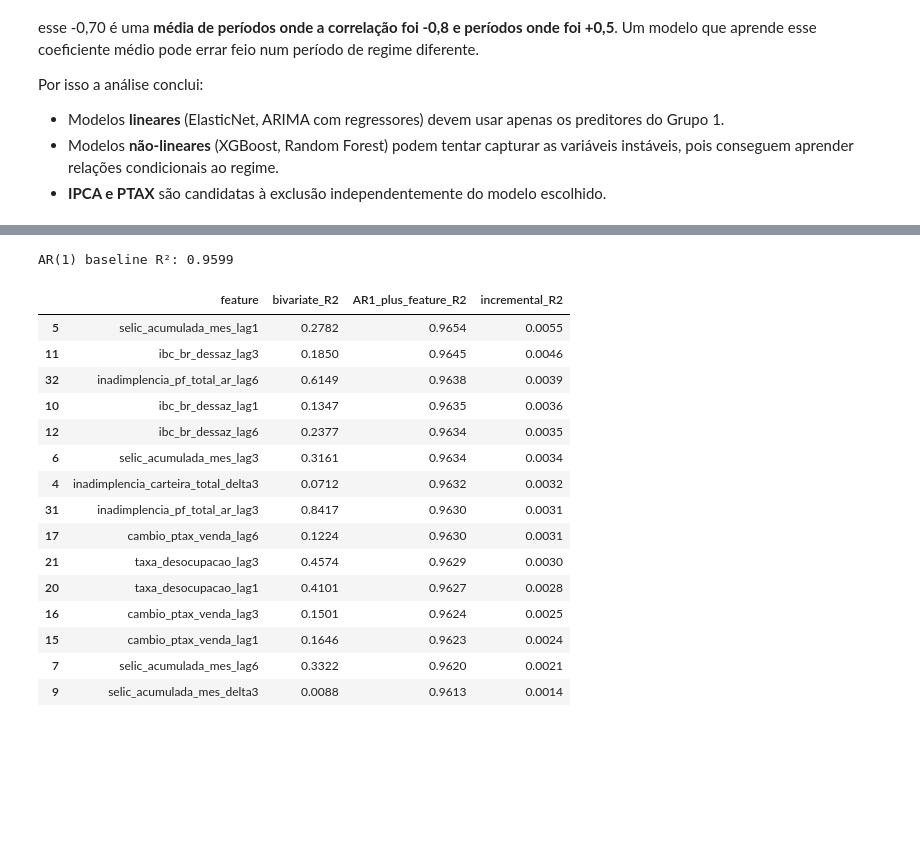
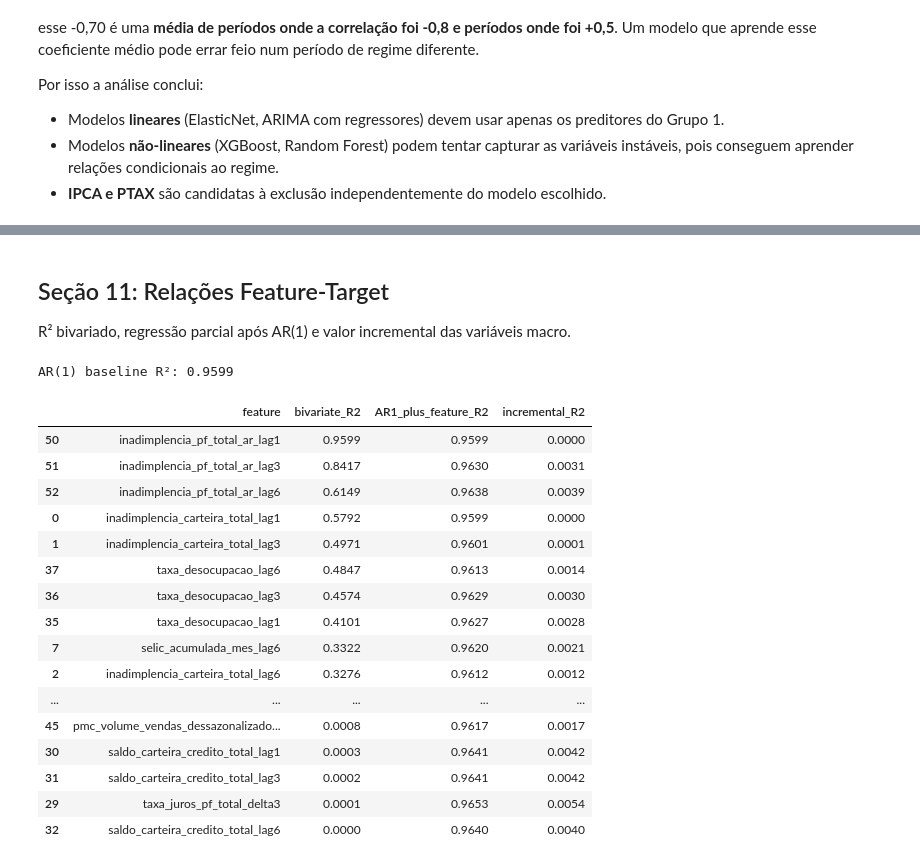
Before and after one commit to BrunoRaphaell/nowcasting, a Jupyter notebook: notebooks/01_eda.ipynb, the cells around one changed output, grey strips where cells are left out. Saved outputs shown, nothing was run; the diff lists cells and outputs as text; code cells hidden in the pictures; blank space fills up the shorter version.

```diff
--- a/notebooks/01_eda.ipynb
+++ b/notebooks/01_eda.ipynb
@@ -1684,20 +1547,0 @@ Engle-Granger Cointegration Test (H0: no cointegration)
-# %%
-# Residual plots for cointegrating regressions
-coint_pairs = coint_df[coint_df["cointegrated_5pct"]]["predictor"].tolist()
-if coint_pairs:
-    fig, axes = plt.subplots(len(coint_pairs), 1, figsize=(14, 4 * len(coint_pairs)))
-    if len(coint_pairs) == 1:
-        axes = [axes]
-    for ax, col in zip(axes, coint_pairs):
-        combined = panel[[TARGET_COL, col]].dropna()
-        # OLS regression
-        from numpy.polynomial.polynomial import polyfit
-        b, a = np.polyfit(combined[col], combined[TARGET_COL], 1)
-        resid = combined[TARGET_COL] - (b * combined[col] + a)
-        ax.plot(resid.index, resid.values, linewidth=0.8)
-        ax.axhline(0, color="red", linestyle="--")
-        ax.set_title(f"Cointegrating regression residual: {TARGET_COL} ~ {col}")
-    plt.tight_layout()
-    plt.show()
-else:
-    print("No cointegrated pairs found at 5% significance level.")
@@ -1732,6 +1592,6 @@ plt.show()
 # %%
-# VIF for each feature
-from sklearn.preprocessing import StandardScaler
+X, y = build_features(panel)
+X_complete = X.dropna()
 
 X_scaled = pd.DataFrame(
     StandardScaler().fit_transform(X_complete),
@@ -1746,7 +1606,6 @@ for i, col in enumerate(X_scaled.columns):
 vif_df = pd.DataFrame(vif_data).sort_values("VIF", ascending=False)
 vif_df["flag"] = vif_df["VIF"].apply(lambda v: "HIGH" if v > 10 else "")
 
-print(f"Condition number of feature matrix: {np.linalg.cond(X_scaled.values):.0f}")
-print(f"\nFeatures with VIF > 10: {(vif_df['VIF'] > 10).sum()} / {len(vif_df)}\n")
+print(f"\nFeatures com VIF > 10: {(vif_df['VIF'] > 10).sum()} / {len(vif_df)}\n")
 vif_df
 # %% [output]
@@ -1793,53 +1701,50 @@ Bivariate R², partial regression after AR(1), incremental value of macro variab
+# %% [markdown]
+## Seção 11: Relações Feature-Target
+
+R² bivariado, regressão parcial após AR(1) e valor incremental das variáveis macro.
 # %%
-# Bivariate R² and incremental R² over AR(1)
-from sklearn.linear_model import LinearRegression
-from sklearn.metrics import r2_score
-
-# Prepare complete data
 ar1_col = f"{TARGET_COL}_ar_lag1"
 Xy = X.join(y).dropna()
 y_vals = Xy[TARGET_COL]
 X_vals = Xy.drop(columns=[TARGET_COL])
 
-# AR(1) baseline R²
 ar1 = LinearRegression().fit(X_vals[[ar1_col]], y_vals)
 r2_ar1 = r2_score(y_vals, ar1.predict(X_vals[[ar1_col]]))
 
 r2_rows = []
 for col in X_vals.columns:
-    # Bivariate R²
     lr = LinearRegression().fit(X_vals[[col]], y_vals)
     r2_biv = r2_score(y_vals, lr.predict(X_vals[[col]]))
 
-    # R² with AR(1) + this feature
     lr2 = LinearRegression().fit(X_vals[[ar1_col, col]], y_vals)
     r2_with = r2_score(y_vals, lr2.predict(X_vals[[ar1_col, col]]))
 
     r2_rows.append({
         "feature": col,
         "bivariate_R2": round(r2_biv, 4),
         "AR1_plus_feature_R2": round(r2_with, 4),
         "incremental_R2": round(r2_with - r2_ar1, 4),
     })
 
-r2_df = pd.DataFrame(r2_rows).sort_values("incremental_R2", ascending=False)
+r2_df = pd.DataFrame(r2_rows).sort_values("bivariate_R2", ascending=False)
 print(f"AR(1) baseline R²: {r2_ar1:.4f}\n")
-r2_df.head(15)
+r2_df
 # %% [output]
 AR(1) baseline R²: 0.9599
 |  | feature | bivariate_R2 | AR1_plus_feature_R2 | incremental_R2 |
-| 5 | selic_acumulada_mes_lag1 | 0.2782 | 0.9654 | 0.0055 |
-| 11 | ibc_br_dessaz_lag3 | 0.1850 | 0.9645 | 0.0046 |
-| 32 | inadimplencia_pf_total_ar_lag6 | 0.6149 | 0.9638 | 0.0039 |
-| 10 | ibc_br_dessaz_lag1 | 0.1347 | 0.9635 | 0.0036 |
-| 12 | ibc_br_dessaz_lag6 | 0.2377 | 0.9634 | 0.0035 |
-| 6 | selic_acumulada_mes_lag3 | 0.3161 | 0.9634 | 0.0034 |
-| 4 | inadimplencia_carteira_total_delta3 | 0.0712 | 0.9632 | 0.0032 |
-| 31 | inadimplencia_pf_total_ar_lag3 | 0.8417 | 0.9630 | 0.0031 |
-| 17 | cambio_ptax_venda_lag6 | 0.1224 | 0.9630 | 0.0031 |
-| 21 | taxa_desocupacao_lag3 | 0.4574 | 0.9629 | 0.0030 |
-| 20 | taxa_desocupacao_lag1 | 0.4101 | 0.9627 | 0.0028 |
-| 16 | cambio_ptax_venda_lag3 | 0.1501 | 0.9624 | 0.0025 |
-| 15 | cambio_ptax_venda_lag1 | 0.1646 | 0.9623 | 0.0024 |
+| 50 | inadimplencia_pf_total_ar_lag1 | 0.9599 | 0.9599 | 0.0000 |
+| 51 | inadimplencia_pf_total_ar_lag3 | 0.8417 | 0.9630 | 0.0031 |
+| 52 | inadimplencia_pf_total_ar_lag6 | 0.6149 | 0.9638 | 0.0039 |
+| 0 | inadimplencia_carteira_total_lag1 | 0.5792 | 0.9599 | 0.0000 |
+| 1 | inadimplencia_carteira_total_lag3 | 0.4971 | 0.9601 | 0.0001 |
+| 37 | taxa_desocupacao_lag6 | 0.4847 | 0.9613 | 0.0014 |
+| 36 | taxa_desocupacao_lag3 | 0.4574 | 0.9629 | 0.0030 |
+| 35 | taxa_desocupacao_lag1 | 0.4101 | 0.9627 | 0.0028 |
 | 7 | selic_acumulada_mes_lag6 | 0.3322 | 0.9620 | 0.0021 |
-| 9 | selic_acumulada_mes_delta3 | 0.0088 | 0.9613 | 0.0014 |
+| 2 | inadimplencia_carteira_total_lag6 | 0.3276 | 0.9612 | 0.0012 |
+| ... | ... | ... | ... | ... |
+| 45 | pmc_volume_vendas_dessazonalizado... | 0.0008 | 0.9617 | 0.0017 |
+| 30 | saldo_carteira_credito_total_lag1 | 0.0003 | 0.9641 | 0.0042 |
+| 31 | saldo_carteira_credito_total_lag3 | 0.0002 | 0.9641 | 0.0042 |
+| 29 | taxa_juros_pf_total_delta3 | 0.0001 | 0.9653 | 0.0054 |
+| 32 | saldo_carteira_credito_total_lag6 | 0.0000 | 0.9640 | 0.0040 |
```
Also changed, not shown: parts of 74 cells of this notebook.
